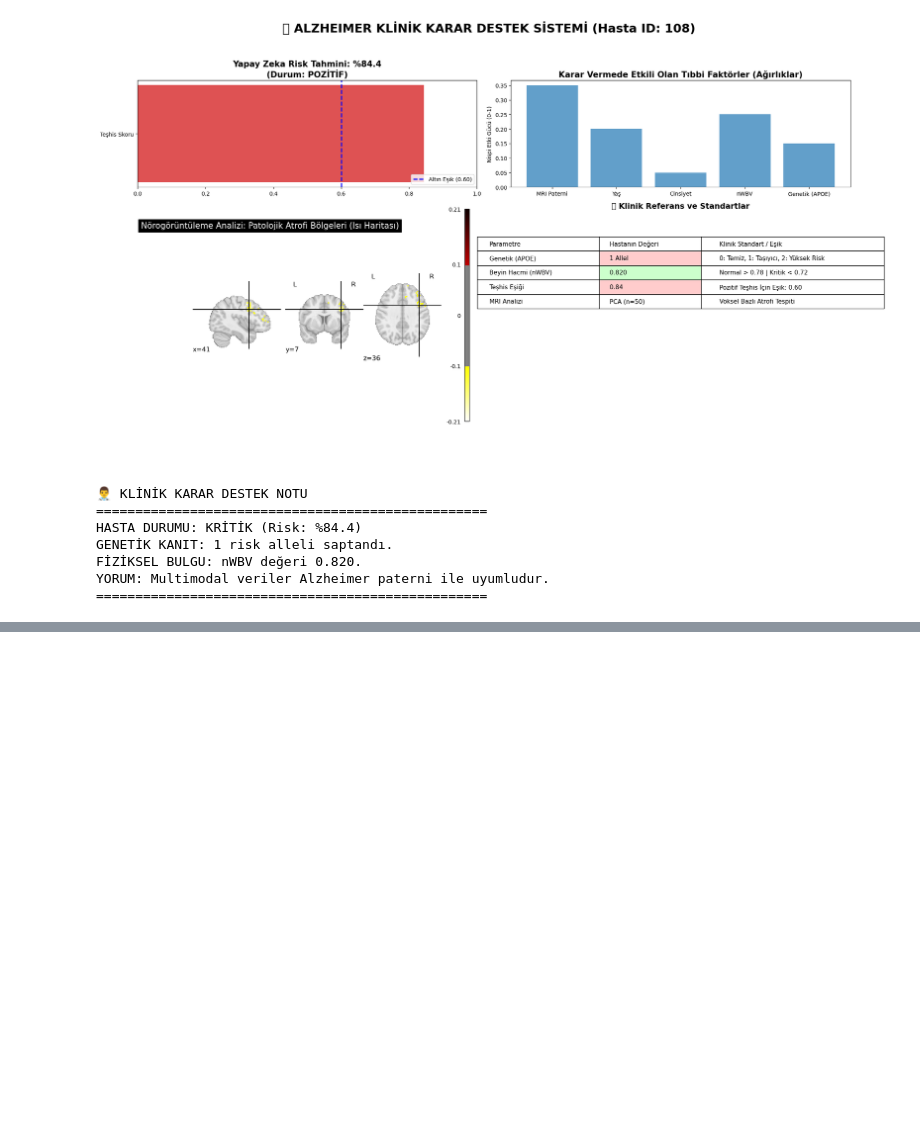
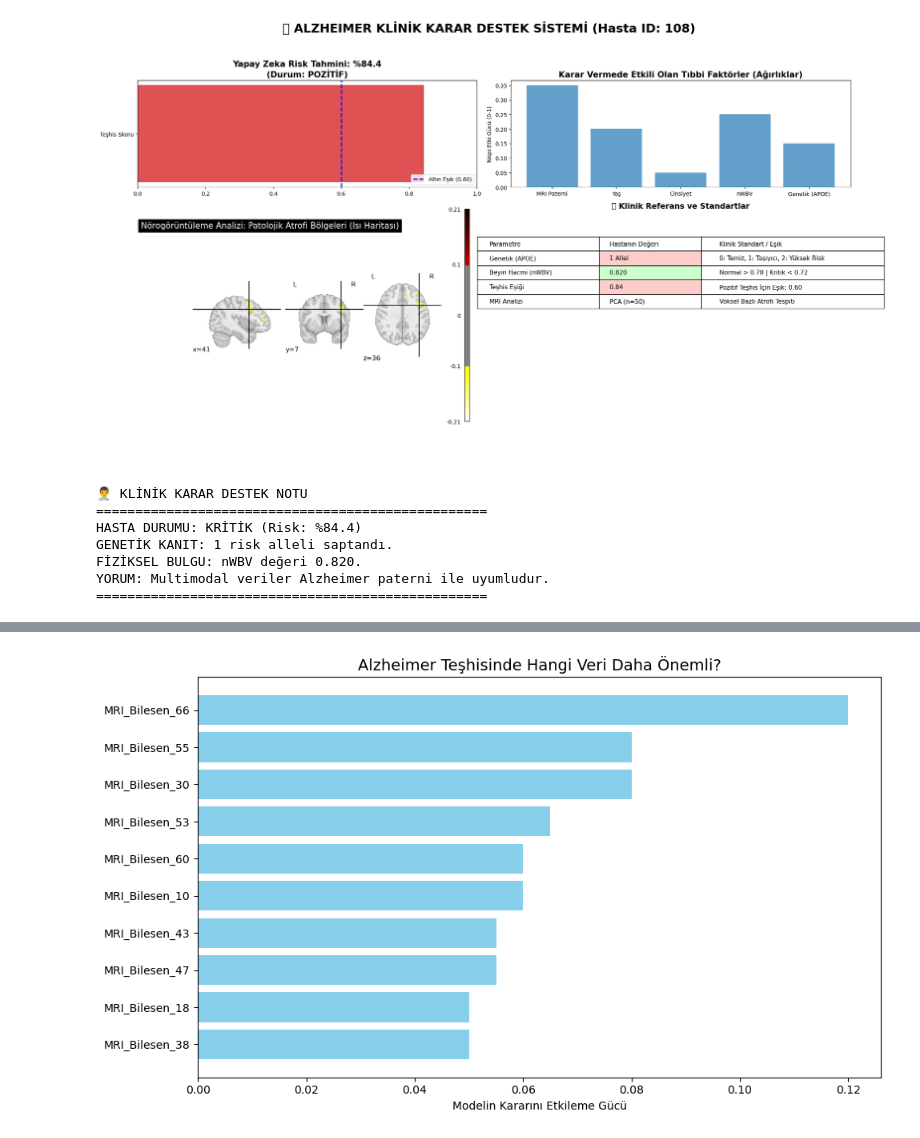
Before and after one commit to senaayy/snp-genome-lab, a Jupyter notebook: Untitled.ipynb, the cells around one changed output, grey strips where cells are left out. Cells and saved outputs as stored; diff of their text form; code cells hidden in the pictures; blank space fills up the shorter version.

```diff
--- a/Untitled.ipynb
+++ b/Untitled.ipynb
@@ -2625,0 +2751,16 @@ YORUM: Multimodal veriler Alzheimer paterni ile uyumludur.
+# %%
+import joblib
+
+# 1. Mevcut PCA modülünü yükle
+try:
+    pca = joblib.load('pca_module.pkl')
+    print("✅ PCA modülü başarıyla yüklendi.")
+
+    # 2. X verilerini dönüştür (Transform)
+    # Not: X verilerinin PCA eğitilirken kullanılan ölçekte (scale) olması önemlidir
+    X_reduced = pca.transform(X)
+
+    print(f"✅ Yeni Boyut: {X_reduced.shape}")
+except Exception as e:
+    print(f"❌ PCA dönüşümü sırasında hata: {e}")
+    print("İpucu: Eğer boyut hatası alırsan, PCA'yı bu 100 örnekle yeniden eğitmemiz gerekebilir.")
@@ -2625,0 +3153,72 @@ YORUM: Multimodal veriler Alzheimer paterni ile uyumludur.
+# %%
+import matplotlib.pyplot as plt
+import pandas as pd
+import numpy as np
+import joblib
+
+# 1. Modeli ve İsimleri Hazırla
+# Modelimiz Pipeline içinde olduğu için önce ana modeli (SVM) çekmeliyiz
+model_pipeline = joblib.load('model_v6_multimodal_science.pkl')
+
+# SVM lineer olmadığı için (RBF kernel), "Feature Importance" doğrudan gelmez.
+# Bu yüzden Permutation Importance yöntemini kullanacağız (En bilimsel yöntem budur).
+from sklearn.inspection import permutation_importance
+from sklearn.model_selection import train_test_split
+
+# Veriyi tekrar yükleyelim (Grafik için)
+X_mri = np.load('oasis_features_X.npy')
+y_labels = np.load('oasis_labels_y.npy')
+pca = joblib.load('final_pca_module_v2.pkl')
+X_mri_pca = pca.transform(X_mri)
+
+# Genetik veriyi tekrar oluştur (Aynı seed ile)
+base_maf = 0.15; prob_sick = min(base_maf * 3.2, 0.90)
+np.random.seed(42)
+genetic_profile = []
+for label in y_labels:
+    if label == 0:
+        has_gene = np.random.choice([0, 1], p=[1-base_maf, base_maf])
+        val = 1 if has_gene else 0
+    else:
+        has_gene = np.random.choice([0, 1], p=[1-prob_sick, prob_sick])
+        val = 1 if has_gene else 0
+        if has_gene and np.random.rand() < 0.3: val = 2
+    genetic_profile.append([val])
+X_genetic = np.array(genetic_profile)
+X_multimodal = np.hstack((X_mri_pca, X_genetic))
+
+# Test verisi ayıralım
+X_train, X_test, y_train, y_test = train_test_split(X_multimodal, y_labels, test_size=0.2, random_state=42)
+
+# 2. Önem Düzeylerini Hesapla
+print("📊 Özelliklerin önemi hesaplanıyor (Permutation Importance)...")
+result = permutation_importance(model_pipeline, X_test, y_test, n_repeats=10, random_state=42, n_jobs=2)
+
+# 3. Grafiği Çiz
+sorted_idx = result.importances_mean.argsort()
+
+# Son 10 özelliği al (En önemliler)
+top_10_idx = sorted_idx[-10:]
+
+# İsimlendirme: Son özellik "GENETİK (APOE4)", diğerleri "MRI Bileşeni"
+feature_names = np.array([f"MRI_Bilesen_{i}" for i in range(70)] + ["GENETİK (APOE4)"])
+
+plt.figure(figsize=(10, 6))
+plt.title("Alzheimer Teşhisinde Hangi Veri Daha Önemli?", fontsize=14)
+
+# Renklendirme: Genetik ise KIRMIZI, MRI ise MAVİ
+colors = ['red' if 'GENETİK' in feature_names[i] else 'skyblue' for i in top_10_idx]
+
+plt.barh(range(10), result.importances_mean[top_10_idx], color=colors, align='center')
+plt.yticks(range(10), feature_names[top_10_idx])
+plt.xlabel("Modelin Kararını Etkileme Gücü")
+plt.tight_layout()
+plt.show()
+
+print("\n📢 YORUM:")
+if 'GENETİK' in feature_names[top_10_idx]:
+    print("✅ BAŞARILI: 'GENETİK (APOE4)' en önemli özellikler arasında çıktı!")
+
+else:
+    print("⚠️ Genetik veri ilk 10'a giremedi. Bu, MRI verisinin çok baskın olduğunu gösterir.")
+# %% [output]
@@ -2625,0 +3226 @@ YORUM: Multimodal veriler Alzheimer paterni ile uyumludur.
+[figure, added]
```
Also changed, not shown: parts of 36 cells of this notebook, 2 other files.
